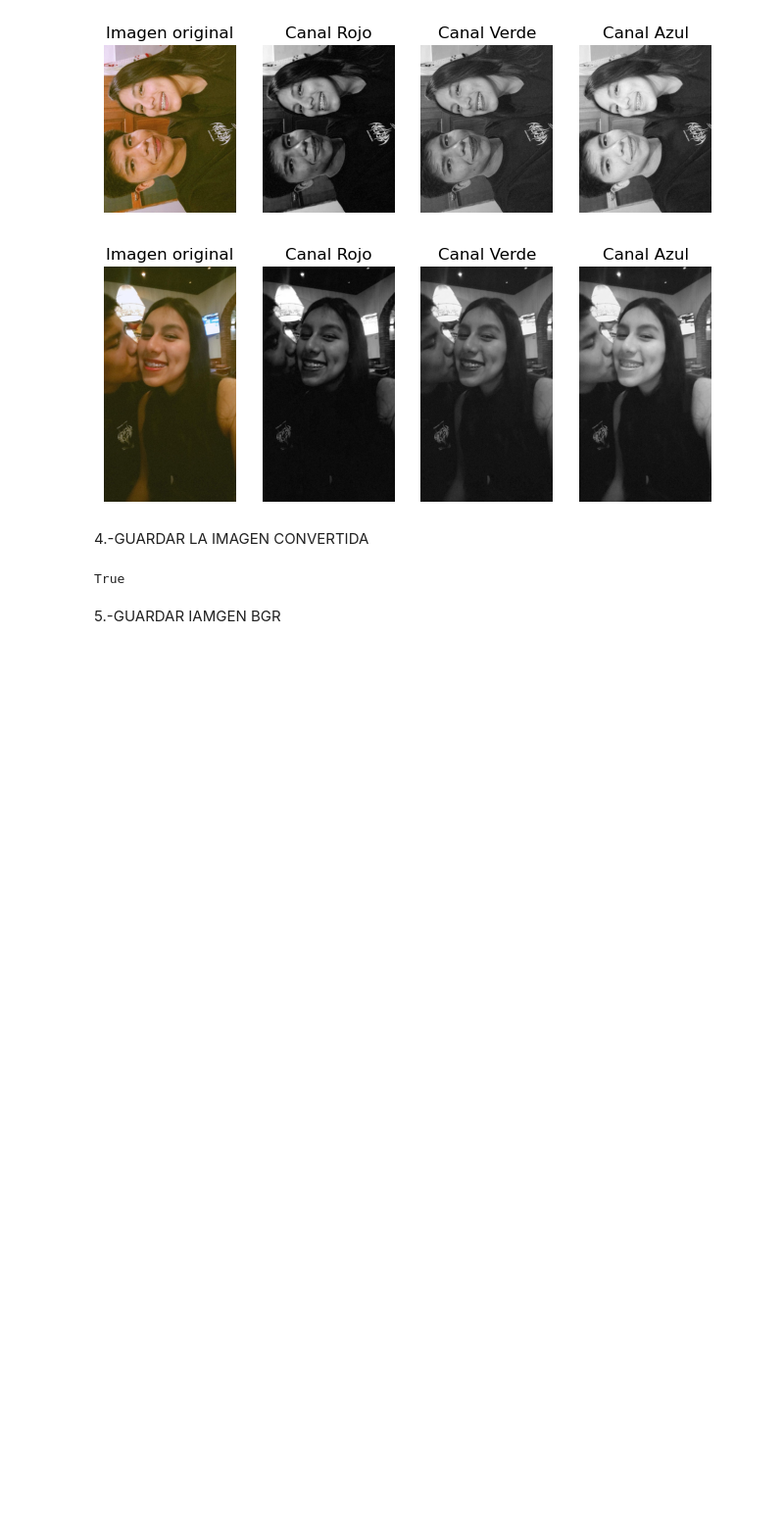
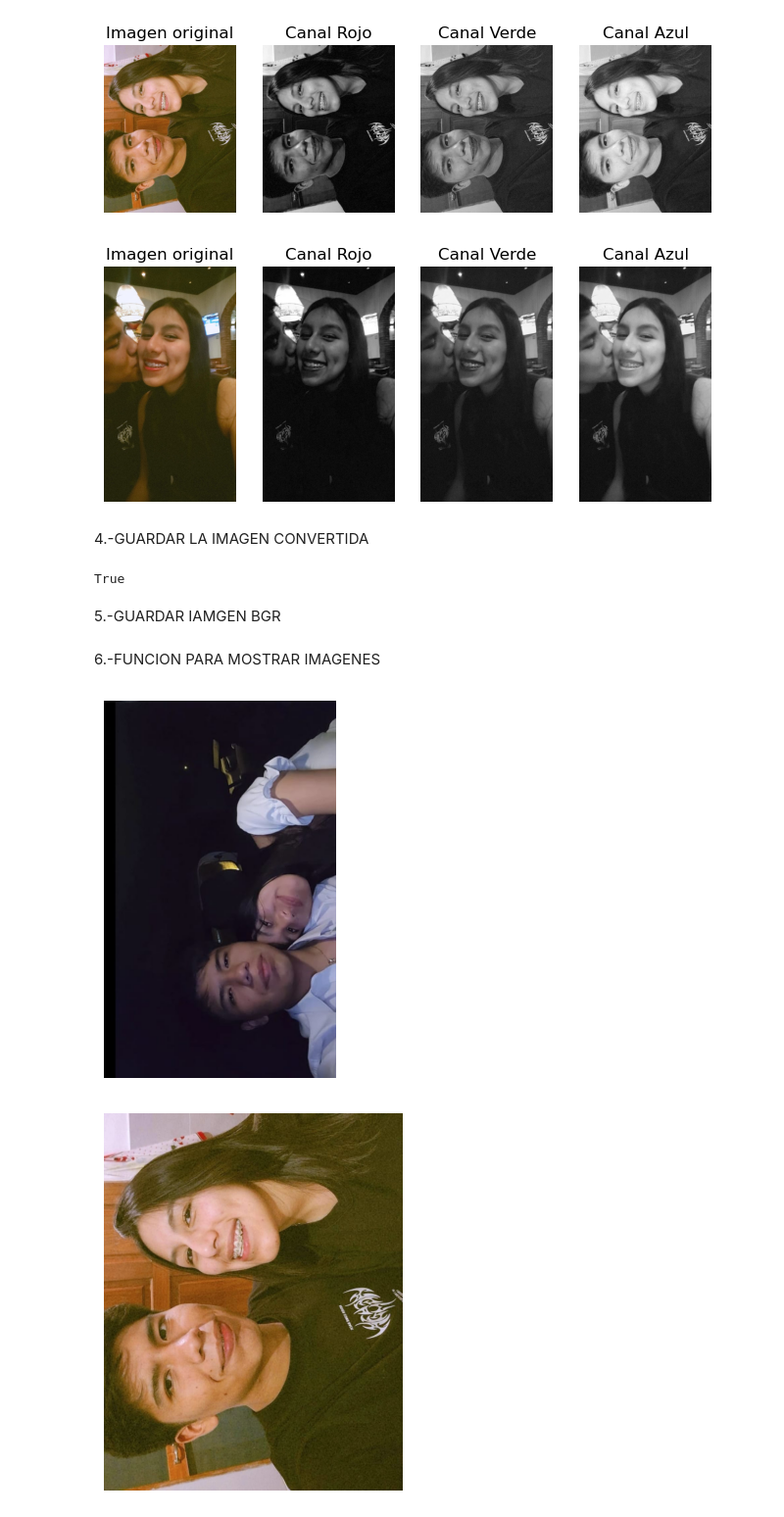
Before and after one commit to belISA7u7/UV_PDI_2026, a Jupyter notebook: practica-cv2/fotos.ipynb, the cells around one changed output. Shown at 98% size. Drawn from its saved outputs; the diff is of its cells as text; code cells hidden in the pictures; blank space fills up the shorter version.

```diff
--- a/practica-cv2/fotos.ipynb
+++ b/practica-cv2/fotos.ipynb
@@ -138,3 +146,26 @@ True
 plt.imsave('imagen_BGR1.jpg', cv2.cvtColor(img1_rgb, cv2.COLOR_BGR2RGB))
 plt.imsave('imagen_BGR2.jpg', cv2.cvtColor(img2_rgb, cv2.COLOR_BGR2RGB))
 plt.imsave('imagen_BGR3.jpg', cv2.cvtColor(img3_rgb, cv2.COLOR_BGR2RGB))
+# %% [markdown]
+6.-FUNCION PARA MOSTRAR IMAGENES
+# %%
+import cv2
+import matplotlib.pyplot as plt
+
+plt.rcParams['figure.figsize'] = [5, 5]
+
+# funcion
+def mostrar_imagen(ruta):
+    img = cv2.imread(ruta)
+    imgRGB = cv2.cvtColor(img, cv2.COLOR_BGR2RGB)
+    plt.imshow(imgRGB)
+    plt.axis('off')
+    plt.show()
+
+# llamada de funcion
+mostrar_imagen('img1.jpeg')
+mostrar_imagen('img2.jpeg')
+mostrar_imagen('img3.jpeg')
+# %% [output]
+[figure, added]
+[figure, added]
```
Also changed, not shown: parts of 9 cells of this notebook, 4 other files.
